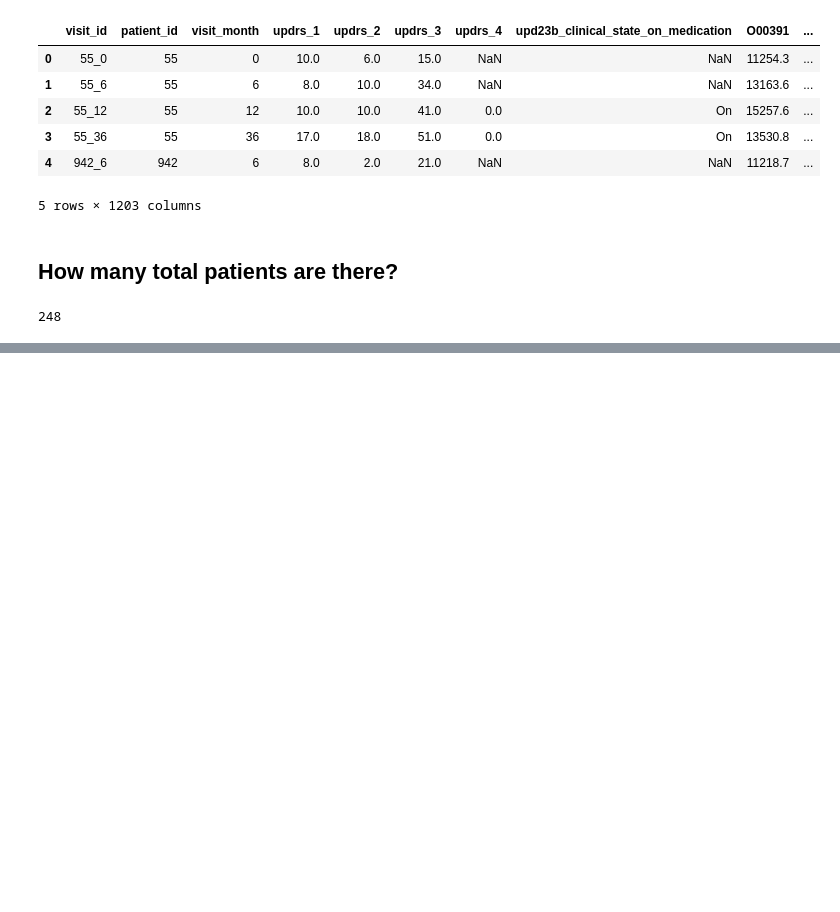
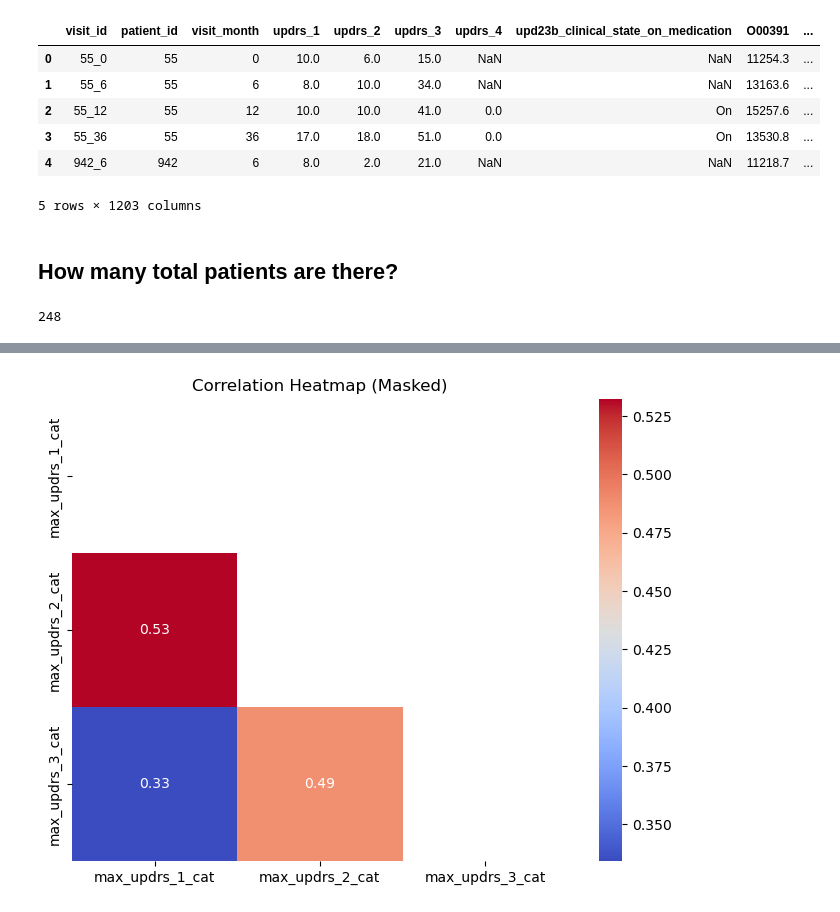
Before and after one commit to dagartga/Boosted-Models-for-Parkinsons-Prediction, a Jupyter notebook: parkinsons_1/notebooks/Raw_Data_EDA.ipynb, the cells around one changed output, grey strips where cells are left out. Drawn from its saved outputs; the diff is of its cells as text; code cells hidden in the pictures; blank space fills up the shorter version.

```diff
--- a/parkinsons_1/notebooks/Raw_Data_EDA.ipynb
+++ b/parkinsons_1/notebooks/Raw_Data_EDA.ipynb
@@ -92,0 +165,20 @@ full_train_df['patient_id'].nunique()
+# %%
+# get the max updrs score for each patient
+max_updrs_df = full_train_df.groupby(['patient_id'])[['updrs_1_cat', 'updrs_2_cat', 'updrs_3_cat']].max().reset_index()
+max_updrs_df.columns = ['patient_id', 'max_updrs_1_cat', 'max_updrs_2_cat', 'max_updrs_3_cat']
+
+# get the correlation between the categorical updrs columns
+max_updrs_corr = max_updrs_df[['max_updrs_1_cat', 'max_updrs_2_cat', 'max_updrs_3_cat']].corr()
+# %%
+# Create a mask for the upper triangle
+mask = np.triu(np.ones_like(max_updrs_corr, dtype=bool))
+
+# Create the heatmap with masked upper triangle
+plt.figure(figsize=(8, 6))
+sns.heatmap(max_updrs_corr, annot=True, cmap="coolwarm", mask=mask)
+
+# Add title and show the plot
+plt.title("Correlation Heatmap (Masked) of Max UPDRS Scores")
+plt.show()
+# %% [output]
+[figure, added]
```
Also changed, not shown: parts of 11 cells of this notebook.
